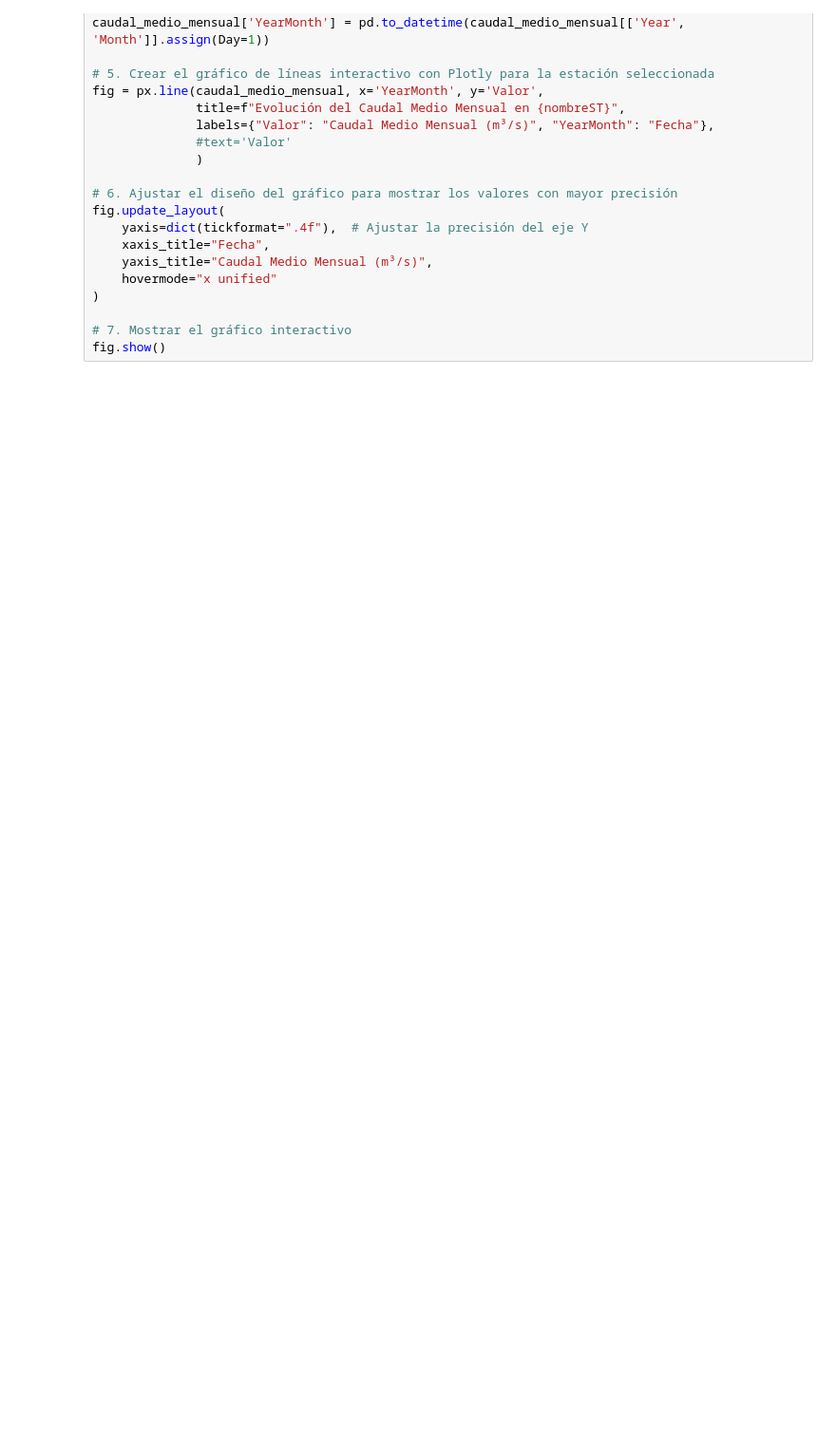
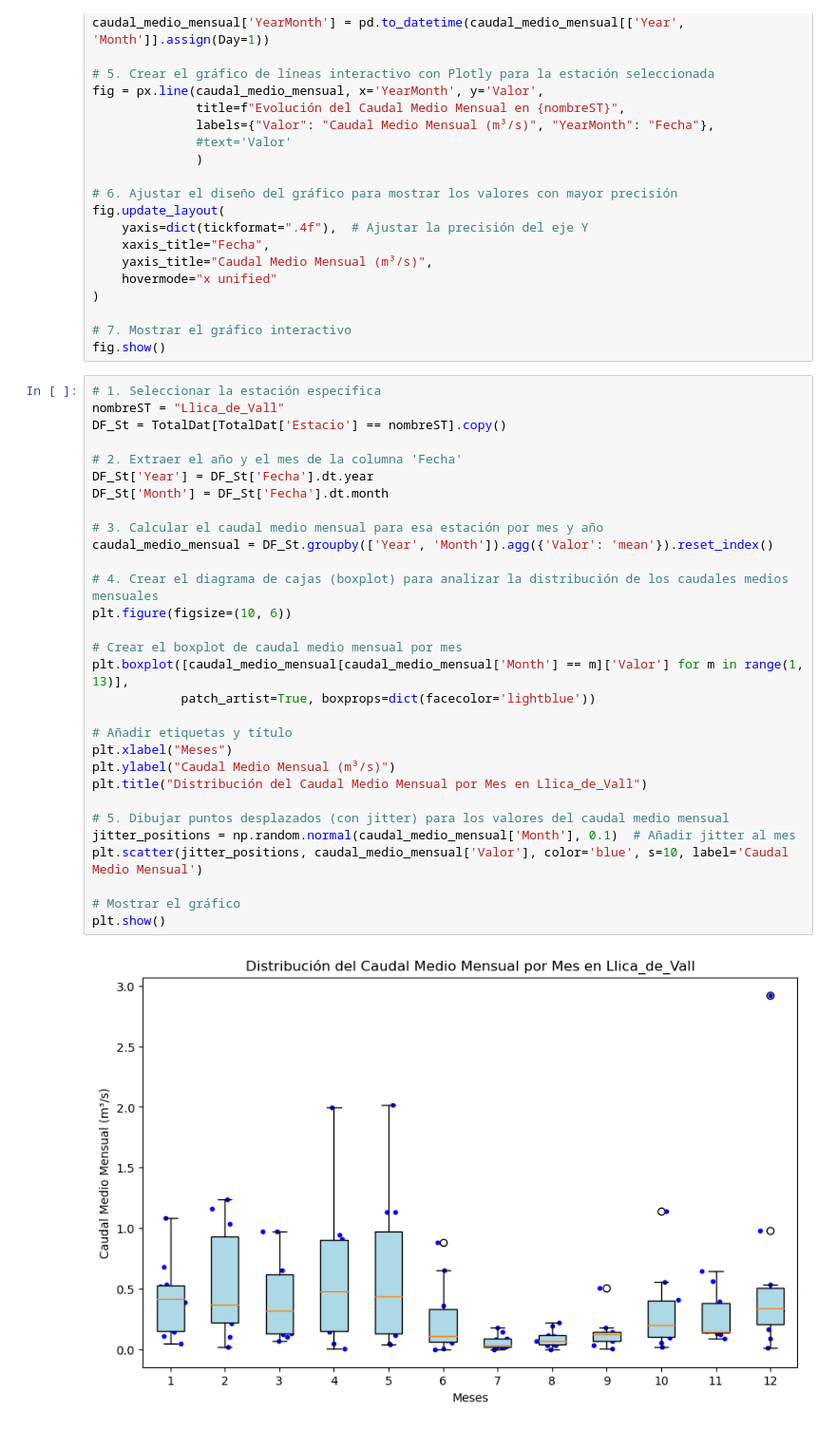
Before and after one commit to saosar/Hidrology, a Jupyter notebook: SOAEstadistica.ipynb, the cells around one changed output. Shown at 95% size. Cells and saved outputs as stored; diff of their text form; blank space fills up the shorter version.

```diff
--- a/SOAEstadistica.ipynb
+++ b/SOAEstadistica.ipynb
@@ -661,3 +665,35 @@ fig.update_layout(
 
 # 7. Mostrar el gráfico interactivo
 fig.show()
+# %%
+# 1. Seleccionar la estación específica
+nombreST = "Llica_de_Vall"
+DF_St = TotalDat[TotalDat['Estacio'] == nombreST].copy()
+
+# 2. Extraer el año y el mes de la columna 'Fecha'
+DF_St['Year'] = DF_St['Fecha'].dt.year
+DF_St['Month'] = DF_St['Fecha'].dt.month
+
+# 3. Calcular el caudal medio mensual para esa estación por mes y año
+caudal_medio_mensual = DF_St.groupby(['Year', 'Month']).agg({'Valor': 'mean'}).reset_index()
+
+# 4. Crear el diagrama de cajas (boxplot) para analizar la distribución de los caudales medios mensuales
+plt.figure(figsize=(10, 6))
+
+# Crear el boxplot de caudal medio mensual por mes
+plt.boxplot([caudal_medio_mensual[caudal_medio_mensual['Month'] == m]['Valor'] for m in range(1, 13)],
+            patch_artist=True, boxprops=dict(facecolor='lightblue'))
+
+# Añadir etiquetas y título
+plt.xlabel("Meses")
+plt.ylabel("Caudal Medio Mensual (m³/s)")
+plt.title("Distribución del Caudal Medio Mensual por Mes en Llica_de_Vall")
+
+# 5. Dibujar puntos desplazados (con jitter) para los valores del caudal medio mensual
+jitter_positions = np.random.normal(caudal_medio_mensual['Month'], 0.1)  # Añadir jitter al mes
+plt.scatter(jitter_positions, caudal_medio_mensual['Valor'], color='blue', s=10, label='Caudal Medio Mensual')
+
+# Mostrar el gráfico
+plt.show()
+# %% [output]
+[figure, added]
```
Also changed, not shown: parts of 11 cells of this notebook.
